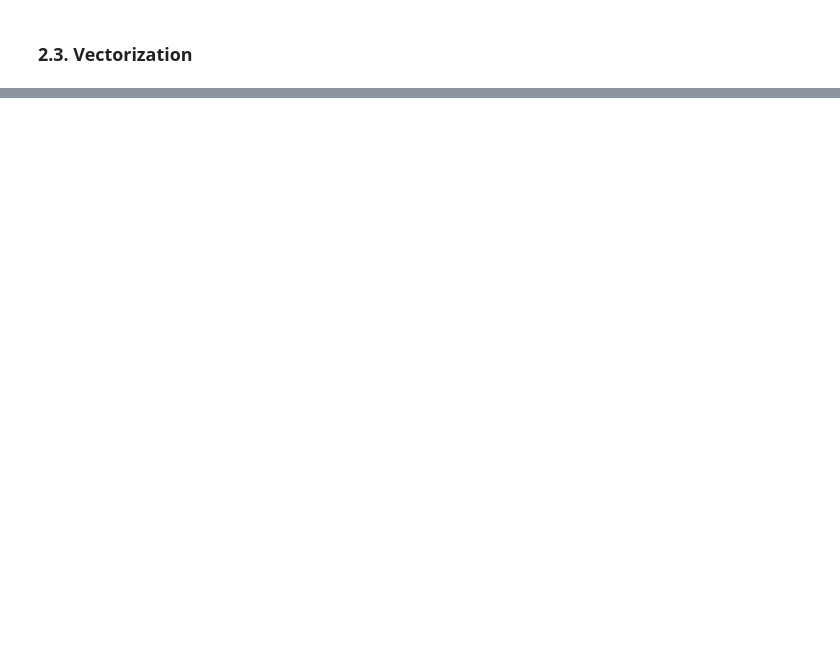
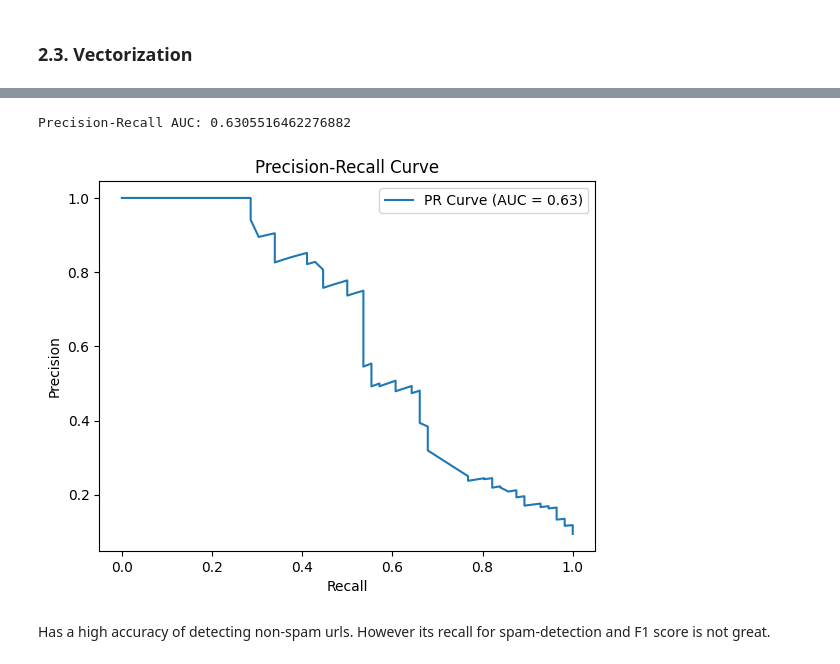
Before and after one commit to 4GeeksAcademy/tdkgperdrizet-NLP-project, a Jupyter notebook: src/mvp.ipynb, the cells around one changed output, grey strips where cells are left out. Saved outputs shown, nothing was run; the diff lists cells and outputs as text; code cells hidden in the pictures; blank space fills up the shorter version.

```diff
--- a/src/mvp.ipynb
+++ b/src/mvp.ipynb
@@ -52,0 +209,2 @@ training_features, testing_features, encoded_training_labels, encoded_testing_la
+# %%
+training_features['cleaned_url'] = training_features['url'].apply(clean_url)
@@ -83,0 +307,3 @@ results={'Baseline': scores}
+# %%
+training_features['cleaned_url'] = training_features['url'].apply(clean_url)
+testing_features['cleaned_url'] = testing_features['url'].apply(clean_url)
@@ -83,0 +459,22 @@ results={'Baseline': scores}
+# %%
+from sklearn.metrics import precision_recall_curve, auc
+
+# Get precision-recall data
+precision, recall, thresholds = precision_recall_curve(encoded_testing_labels, model.decision_function(X_test))
+
+# Calculate area under the curve
+pr_auc = auc(recall, precision)
+print("Precision-Recall AUC:", pr_auc)
+
+# Plot the curve
+plt.plot(recall, precision, label=f'PR Curve (AUC = {pr_auc:.2f})')
+plt.xlabel('Recall')
+plt.ylabel('Precision')
+plt.title('Precision-Recall Curve')
+plt.legend()
+plt.show()
+# %% [output]
+Precision-Recall AUC: 0.6305516462276882
+[figure, added]
+# %% [markdown]
+Has a high accuracy of detecting non-spam urls. However its recall for spam-detection and F1 score is not great.
```
Also changed, not shown: parts of 40 cells of this notebook, 2 other files.
